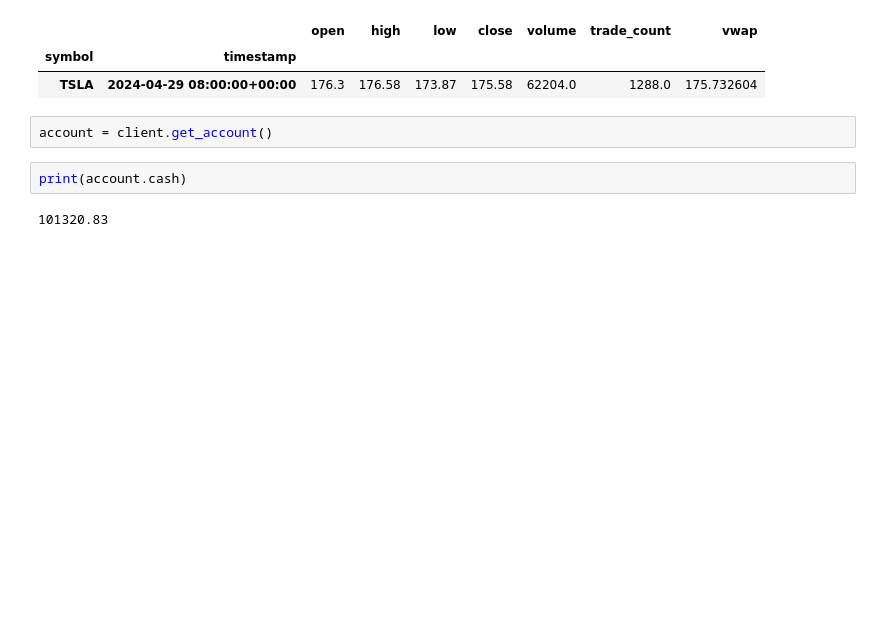
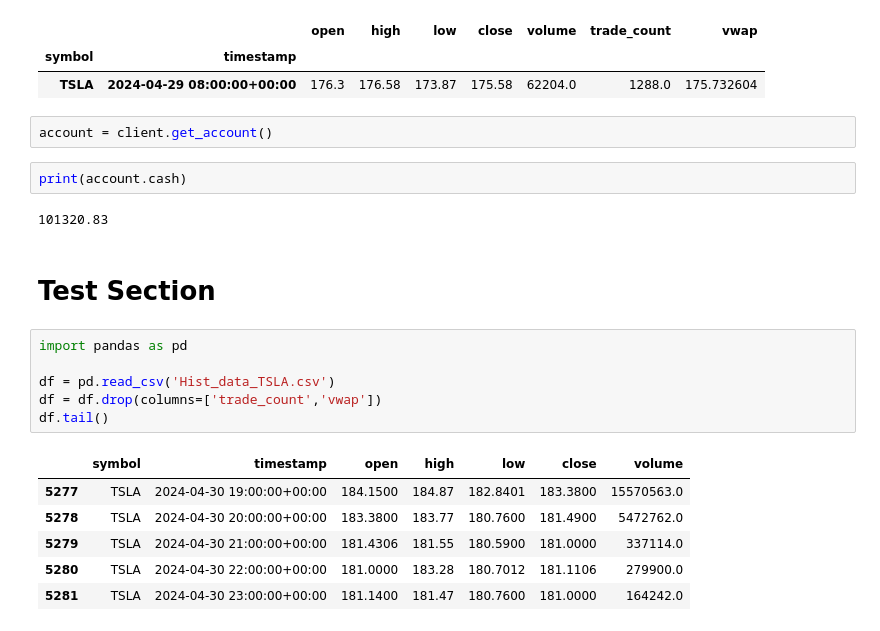
Before and after one commit to Christopher-jason/systrade, a Jupyter notebook: tsla_trade.ipynb, the cells around one changed output. Saved outputs shown, nothing was run; the diff lists cells and outputs as text; blank space fills up the shorter version.

```diff
--- a/tsla_trade.ipynb
+++ b/tsla_trade.ipynb
@@ -293,3 +343,18 @@ account = client.get_account()
 print(account.cash)
 # %% [output]
 101320.83
+# %% [markdown]
+# Test Section
+# %%
+import pandas as pd
+
+df = pd.read_csv('Hist_data_TSLA.csv')
+df = df.drop(columns=['trade_count','vwap'])
+df.tail()
+# %% [output]
+|  | symbol | timestamp | open | high | low | close | volume |
+| 5277 | TSLA | 2024-04-30 19:00:00+00:00 | 184.1500 | 184.87 | 182.8401 | 183.3800 | 15570563.0 |
+| 5278 | TSLA | 2024-04-30 20:00:00+00:00 | 183.3800 | 183.77 | 180.7600 | 181.4900 | 5472762.0 |
+| 5279 | TSLA | 2024-04-30 21:00:00+00:00 | 181.4306 | 181.55 | 180.5900 | 181.0000 | 337114.0 |
+| 5280 | TSLA | 2024-04-30 22:00:00+00:00 | 181.0000 | 183.28 | 180.7012 | 181.1106 | 279900.0 |
+| 5281 | TSLA | 2024-04-30 23:00:00+00:00 | 181.1400 | 181.47 | 180.7600 | 181.0000 | 164242.0 |
```
Also changed, not shown: parts of 5 cells of this notebook, 7 other files.
